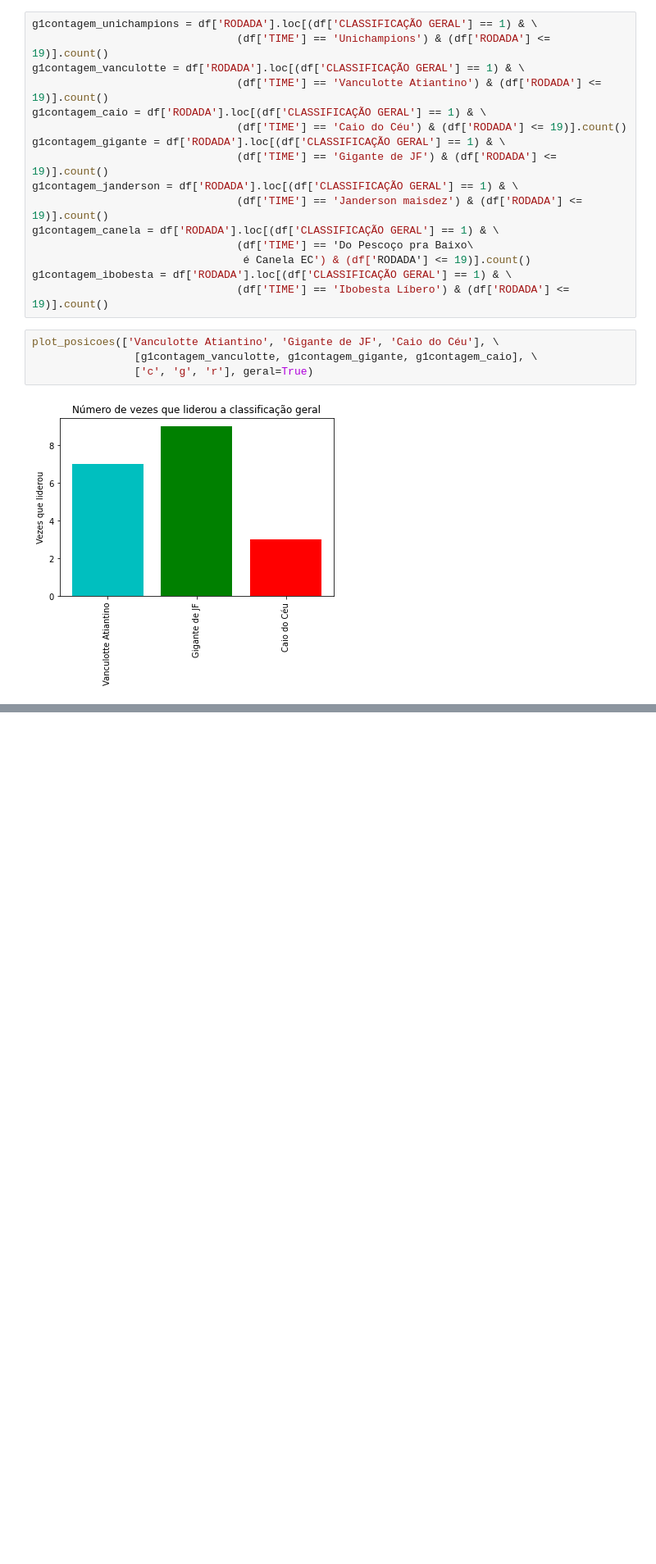
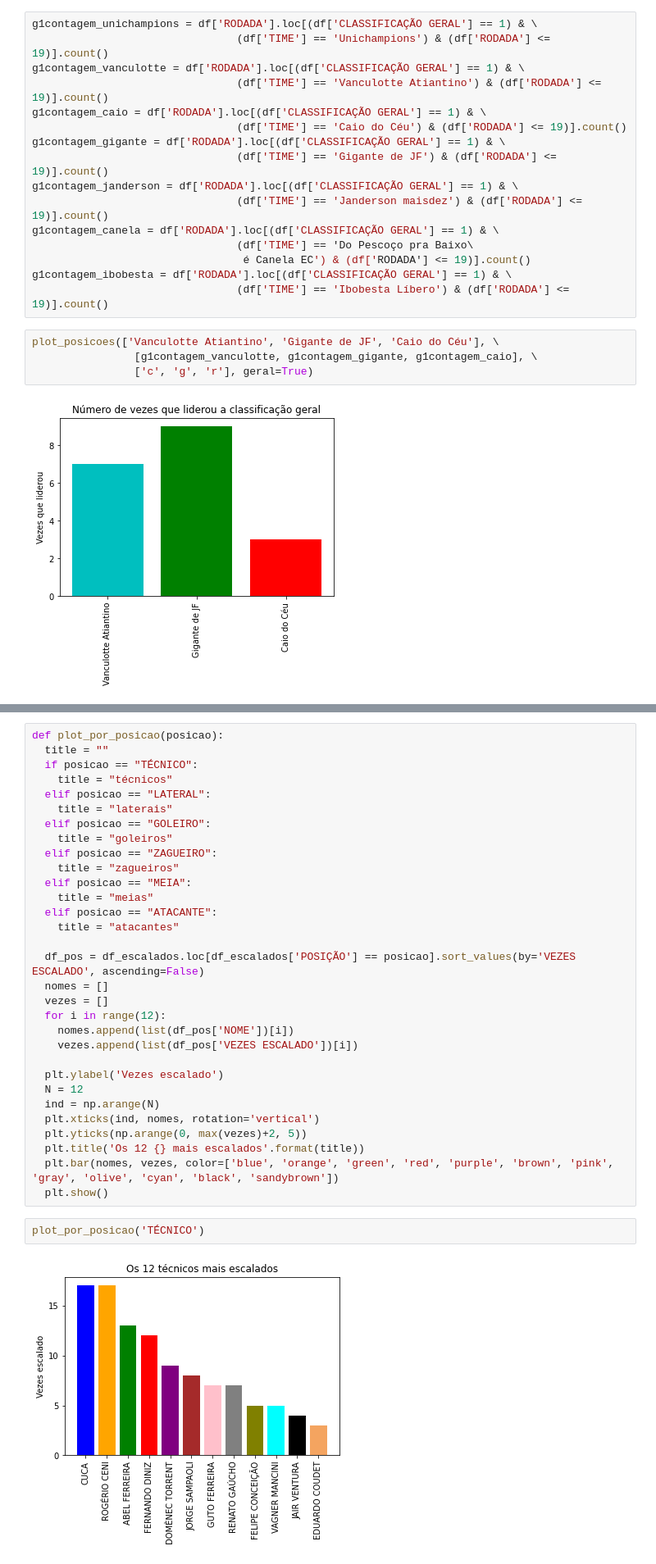
Before and after one commit to Eric-Mendes/estatisticas-quem-cair-calil, a Jupyter notebook: dados_quem_cair_calil_20_21.ipynb, the cells around one changed output, grey strips where cells are left out. Shown at 82% size. Drawn from its saved outputs; the diff is of its cells as text; blank space fills up the shorter version.

```diff
--- a/dados_quem_cair_calil_20_21.ipynb
+++ b/dados_quem_cair_calil_20_21.ipynb
@@ -758,0 +929,35 @@ plot_posicoes(['Vanculotte Atiantino', 'Gigante de JF', 'Caio do Céu'], \
+# %%
+def plot_por_posicao(posicao):
+  title = ""
+  if posicao == "TÉCNICO":
+    title = "técnicos"
+  elif posicao == "LATERAL":
+    title = "laterais"
+  elif posicao == "GOLEIRO":
+    title = "goleiros"
+  elif posicao == "ZAGUEIRO":
+    title = "zagueiros"
+  elif posicao == "MEIA":
+    title = "meias"
+  elif posicao == "ATACANTE":
+    title = "atacantes"
+
+  df_pos = df_escalados.loc[df_escalados['POSIÇÃO'] == posicao].sort_values(by='VEZES ESCALADO', ascending=False)
+  nomes = []
+  vezes = []
+  for i in range(12):
+    nomes.append(list(df_pos['NOME'])[i])
+    vezes.append(list(df_pos['VEZES ESCALADO'])[i])
+
+  plt.ylabel('Vezes escalado')
+  N = 12
+  ind = np.arange(N)
+  plt.xticks(ind, nomes, rotation='vertical')
+  plt.yticks(np.arange(0, max(vezes)+2, 5))
+  plt.title('Os 12 {} mais escalados'.format(title))
+  plt.bar(nomes, vezes, color=['blue', 'orange', 'green', 'red', 'purple', 'brown', 'pink', 'gray', 'olive', 'cyan', 'black', 'sandybrown'])
+  plt.show()
+# %%
+plot_por_posicao('TÉCNICO')
+# %% [output]
+[figure, added]
```
Also changed, not shown: parts of 37 cells of this notebook.
